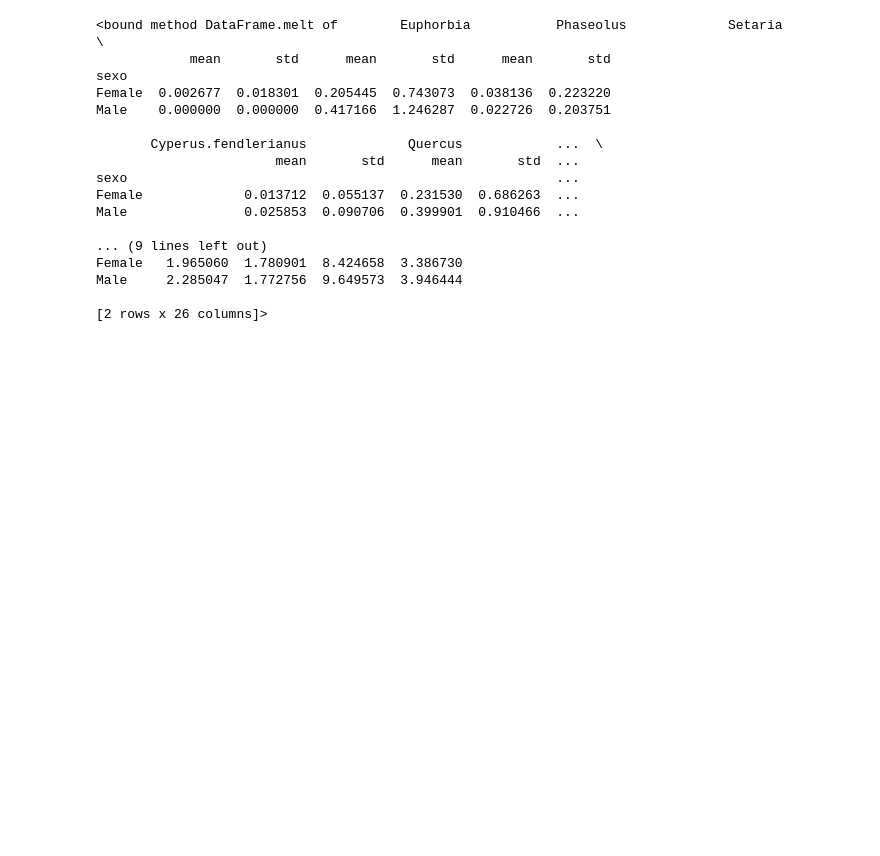
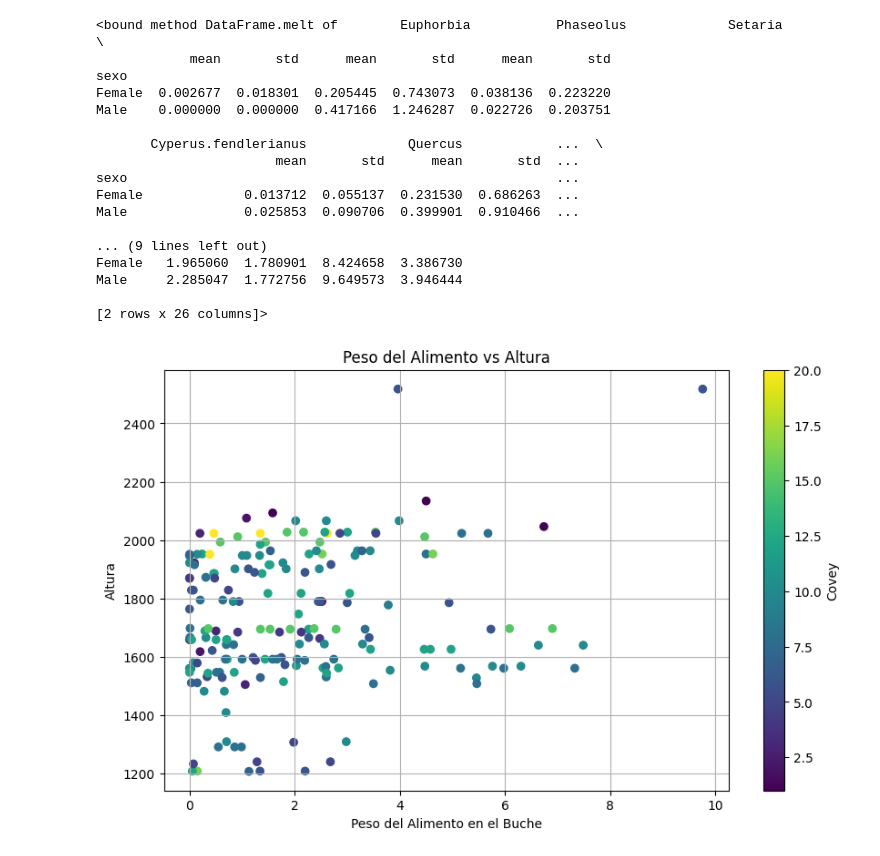
Before and after one commit to fofojaramillo/codornices-proyecto, a Jupyter notebook: eda.ipynb, the cells around one changed output. Saved outputs shown, nothing was run; the diff lists cells and outputs as text; code cells hidden in the pictures; blank space fills up the shorter version.

Commit message:
scatter-altura-covey-peso

```diff
--- a/eda.ipynb
+++ b/eda.ipynb
@@ -426,0 +425,25 @@ for column in interesting_col_MH:
+# %%
+# Filtrar registros que no tengan valores nulos en las columnas relevantes
+df_con_datos = df_grouped.dropna(subset=['peso total', 'altitud', 'covey'])
+
+# Crear un scatter plot
+plt.figure(figsize=(10, 6))
+
+# Utiliza el método scatter de matplotlib con el tamaño y el color especificados por 'covey'
+scatter = plt.scatter(df_con_datos['peso total'], df_con_datos['altitud'],
+                      c=df_con_datos['covey'], cmap='viridis')
+
+# Agregar una barra de colores para representar la variable 'covey'
+cbar = plt.colorbar(scatter)
+cbar.set_label('Covey')
+
+# Añadir etiquetas y título
+plt.title('Peso del Alimento vs Altura')
+plt.xlabel('Peso del Alimento en el Buche')
+plt.ylabel('Altura')
+plt.grid(True)
+
+# Mostrar el gráfico
+plt.show()
+# %% [output]
+[figure, added]
```
Also changed, not shown: parts of 1 cell of this notebook.
